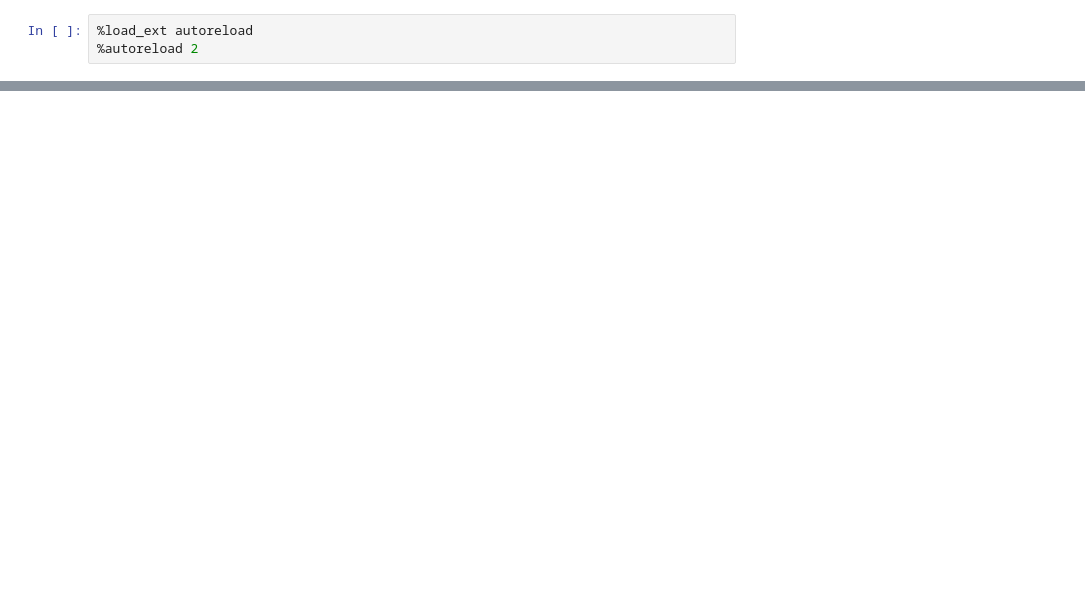
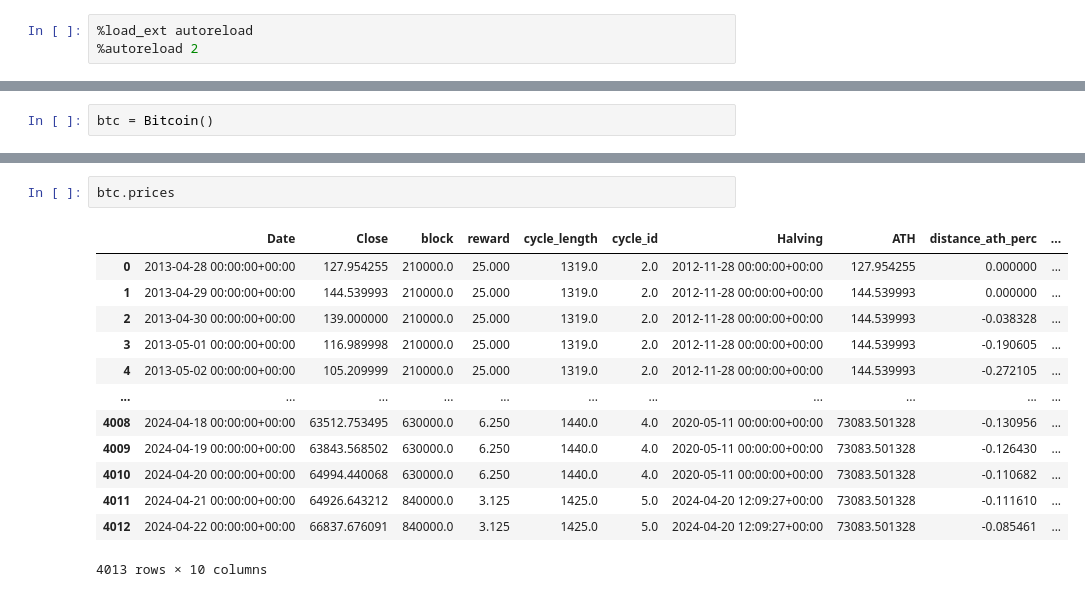
Before and after one commit to giocaizzi/btc-cycles, a Jupyter notebook: bitcoin.ipynb, the cells around one changed output, grey strips where cells are left out. Cells and saved outputs as stored; diff of their text form; blank space fills up the shorter version.

```diff
--- a/bitcoin.ipynb
+++ b/bitcoin.ipynb
@@ -301,0 +7,2 @@ f.savefig("bitcoin", dpi=300)
+# %%
+btc = Bitcoin()
@@ -301,0 +34,16 @@ f.savefig("bitcoin", dpi=300)
+# %%
+btc.prices
+# %% [output]
+|  | Date | Close | block | reward | cycle_length | cycle_id | Halving | ATH | distance_ath_perc | ... |
+| 0 | 2013-04-28 00:00:00+00:00 | 127.954255 | 210000.0 | 25.000 | 1319.0 | 2.0 | 2012-11-28 00:00:00+00:00 | 127.954255 | 0.000000 | ... |
+| 1 | 2013-04-29 00:00:00+00:00 | 144.539993 | 210000.0 | 25.000 | 1319.0 | 2.0 | 2012-11-28 00:00:00+00:00 | 144.539993 | 0.000000 | ... |
+| 2 | 2013-04-30 00:00:00+00:00 | 139.000000 | 210000.0 | 25.000 | 1319.0 | 2.0 | 2012-11-28 00:00:00+00:00 | 144.539993 | -0.038328 | ... |
+| 3 | 2013-05-01 00:00:00+00:00 | 116.989998 | 210000.0 | 25.000 | 1319.0 | 2.0 | 2012-11-28 00:00:00+00:00 | 144.539993 | -0.190605 | ... |
+| 4 | 2013-05-02 00:00:00+00:00 | 105.209999 | 210000.0 | 25.000 | 1319.0 | 2.0 | 2012-11-28 00:00:00+00:00 | 144.539993 | -0.272105 | ... |
+| ... | ... | ... | ... | ... | ... | ... | ... | ... | ... | ... |
+| 4008 | 2024-04-18 00:00:00+00:00 | 63512.753495 | 630000.0 | 6.250 | 1440.0 | 4.0 | 2020-05-11 00:00:00+00:00 | 73083.501328 | -0.130956 | ... |
+| 4009 | 2024-04-19 00:00:00+00:00 | 63843.568502 | 630000.0 | 6.250 | 1440.0 | 4.0 | 2020-05-11 00:00:00+00:00 | 73083.501328 | -0.126430 | ... |
+| 4010 | 2024-04-20 00:00:00+00:00 | 64994.440068 | 630000.0 | 6.250 | 1440.0 | 4.0 | 2020-05-11 00:00:00+00:00 | 73083.501328 | -0.110682 | ... |
+| 4011 | 2024-04-21 00:00:00+00:00 | 64926.643212 | 840000.0 | 3.125 | 1425.0 | 5.0 | 2024-04-20 12:09:27+00:00 | 73083.501328 | -0.111610 | ... |
+| 4012 | 2024-04-22 00:00:00+00:00 | 66837.676091 | 840000.0 | 3.125 | 1425.0 | 5.0 | 2024-04-20 12:09:27+00:00 | 73083.501328 | -0.085461 | ... |
+4013 rows × 10 columns
```
Also changed, not shown: parts of 14 cells of this notebook, 22 other files.
